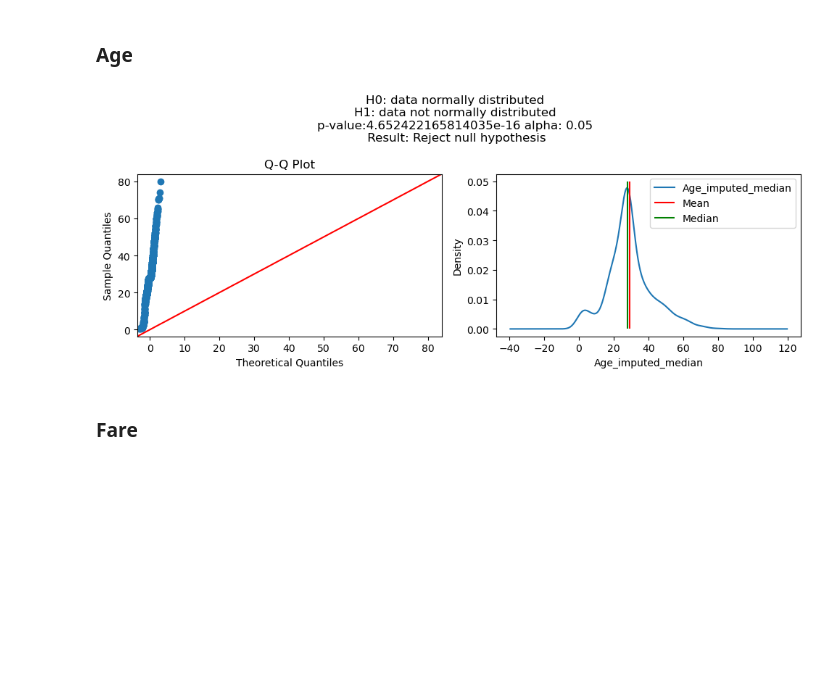
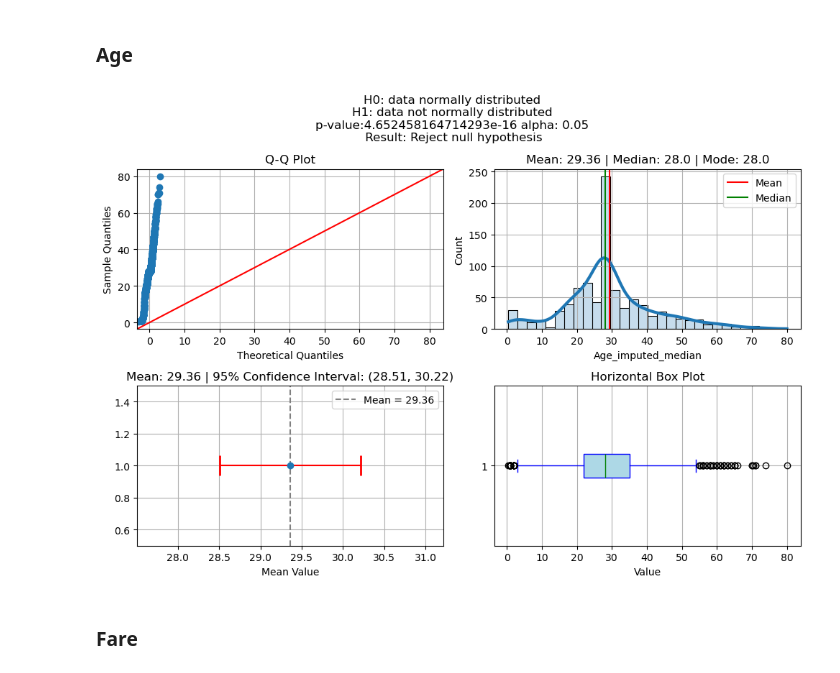
Before and after one commit to Rahul-404/Titanic_Problem_Kaggel, a Jupyter notebook: 2_Exploratory_Data_Analysis.ipynb, the cells around one changed output. Cells and saved outputs as stored; diff of their text form; code cells hidden in the pictures; blank space fills up the shorter version.

```diff
--- a/2_Exploratory_Data_Analysis.ipynb
+++ b/2_Exploratory_Data_Analysis.ipynb
@@ -198,9 +246,9 @@ NUM_FEATURES
 # %% [markdown]
 ### Age
 # %%
-plot_hist(df, "Age_imputed_median", 0.05)
+plot_numerical_summary(df, "Age_imputed_median")
 # %% [output]
-[figure, old version]
+[figure, new version]
 # %% [markdown]
 ### Fare
 # %%
```
Also changed, not shown: parts of 14 cells of this notebook.
